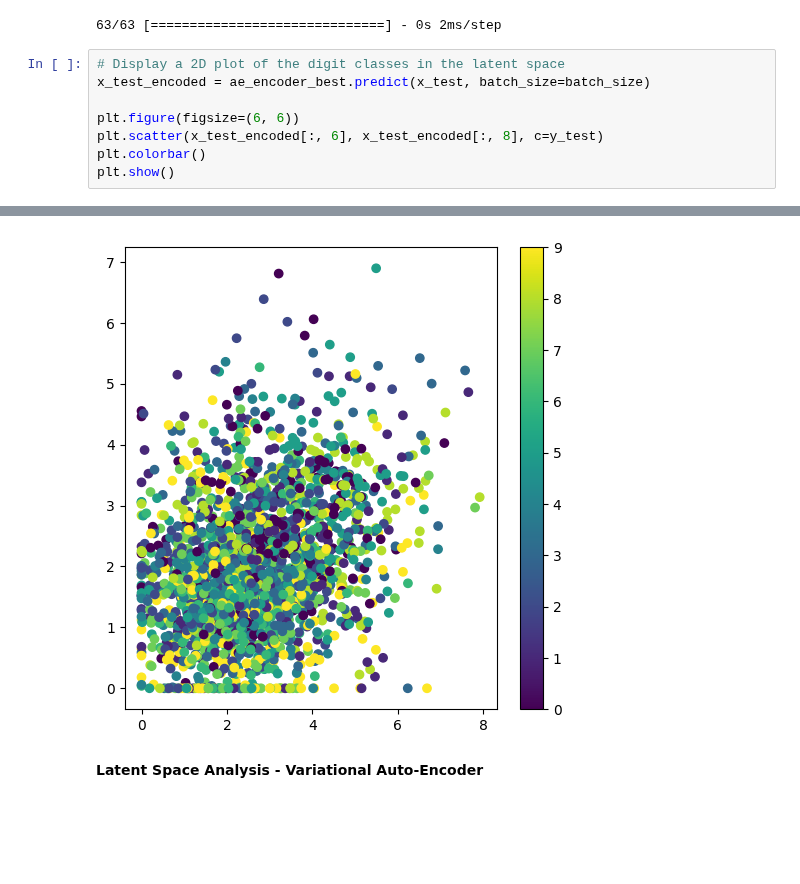
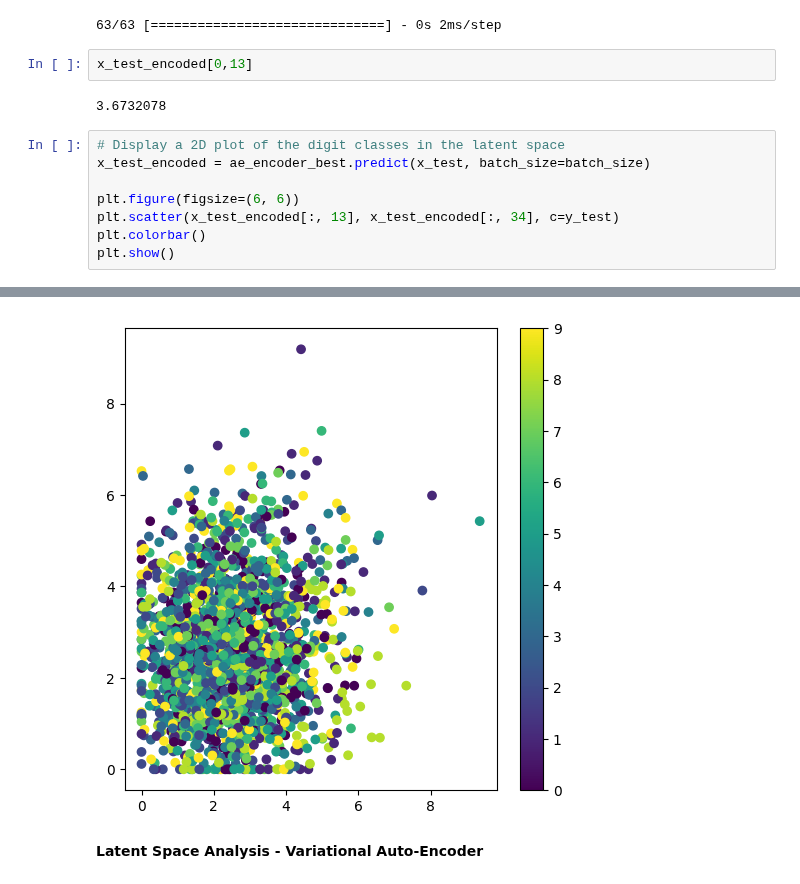
Before and after one commit to lazy-wolf/TME_6015, a Jupyter notebook: Assignment_4.ipynb, the cells around one changed output, grey strips where cells are left out. Cells and saved outputs as stored; diff of their text form; blank space fills up the shorter version.

```diff
--- a/Assignment_4.ipynb
+++ b/Assignment_4.ipynb
@@ -1019,12 +1019,16 @@ plt.show()
 x_test_encoded = ae_encoder_best.predict(x_test, batch_size=batch_size)
 # %% [output]
 63/63 [==============================] - 0s 2ms/step
+# %%
+x_test_encoded[0,13]
+# %% [output]
+3.6732078
 # %%
 # Display a 2D plot of the digit classes in the latent space
 x_test_encoded = ae_encoder_best.predict(x_test, batch_size=batch_size)
 
 plt.figure(figsize=(6, 6))
-plt.scatter(x_test_encoded[:, 6], x_test_encoded[:, 8], c=y_test)
+plt.scatter(x_test_encoded[:, 13], x_test_encoded[:, 34], c=y_test)
 plt.colorbar()
 plt.show()
 # %% [output]
@@ -1032,4 +1036,4 @@ plt.show()
-[figure, old version]
+[figure, new version]
 # %% [markdown]
 **Latent Space Analysis - Variational Auto-Encoder**
 # %%
```
Also changed, not shown: parts of 34 cells of this notebook.
